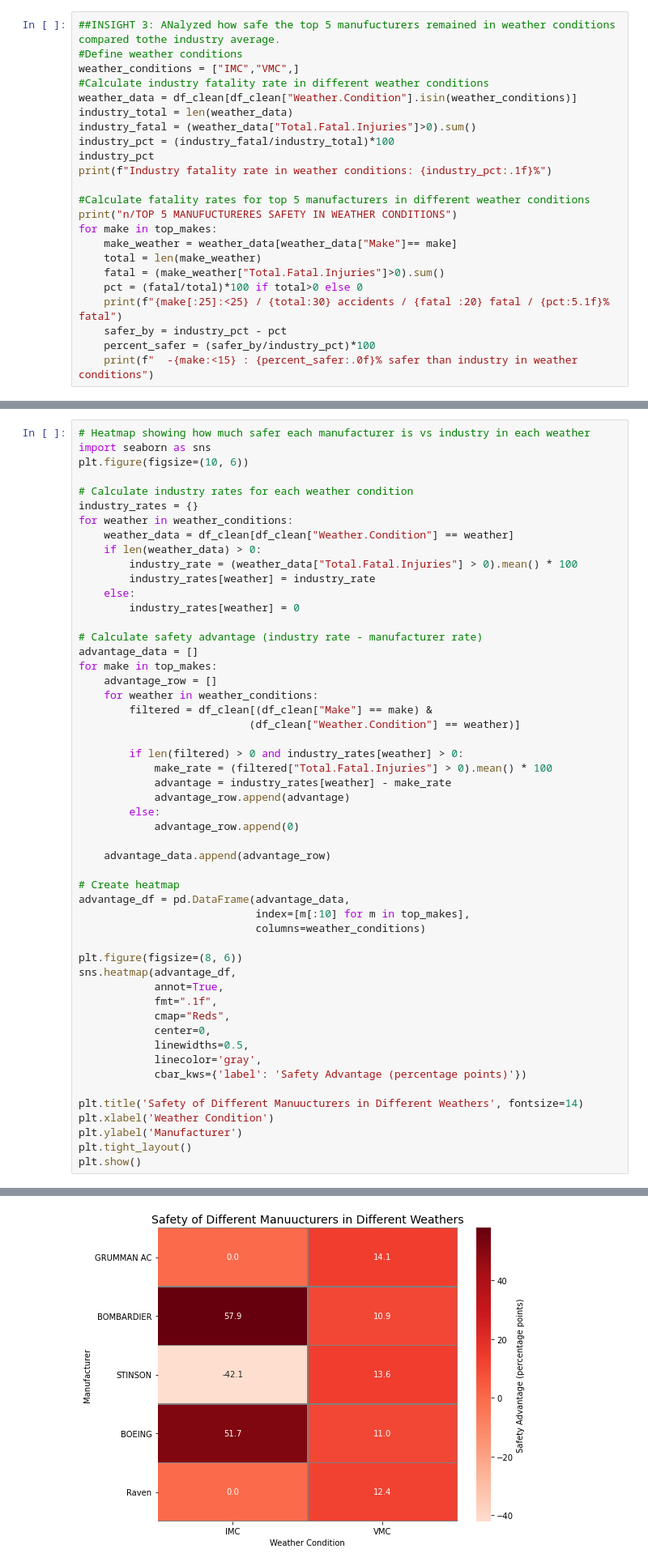
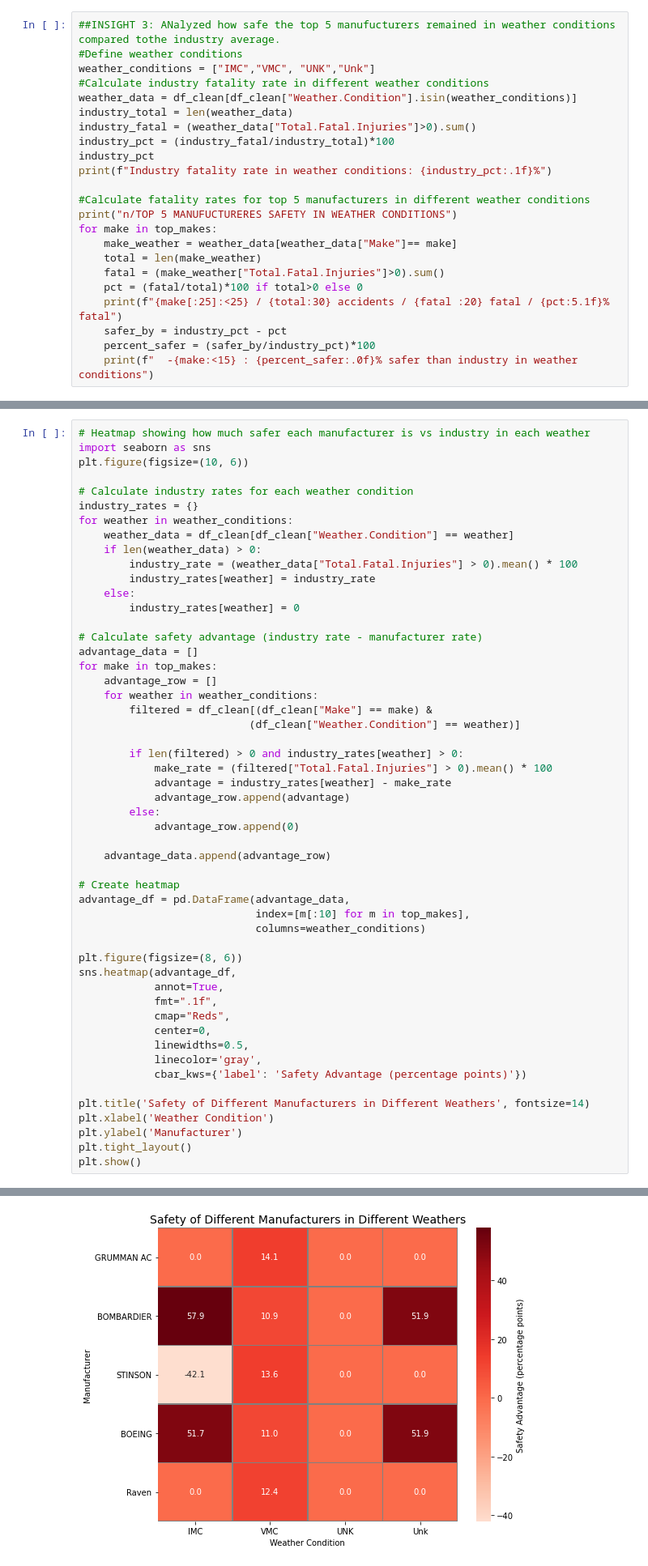
Before and after one commit to Naomiteroh/Aviation_Risks_Project_1, a Jupyter notebook: notebooks/aviation_analysis.ipynb, the cells around one changed output, grey strips where cells are left out. Shown at 81% size. Cells and saved outputs as stored; diff of their text form.

```diff
--- a/notebooks/aviation_analysis.ipynb
+++ b/notebooks/aviation_analysis.ipynb
@@ -448,7 +453,7 @@ plt.show()
 # %%
 ##INSIGHT 3: ANalyzed how safe the top 5 manufucturers remained in weather conditions compared tothe industry average.
 #Define weather conditions
-weather_conditions = ["IMC","VMC",]
+weather_conditions = ["IMC","VMC", "UNK","Unk"]
 #Calculate industry fatality rate in different weather conditions
 weather_data = df_clean[df_clean["Weather.Condition"].isin(weather_conditions)]
 industry_total = len(weather_data)
@@ -546,35 +551,35 @@ for make in top_makes:
         if len(filtered) > 0 and industry_rates[weather] > 0:
             make_rate = (filtered["Total.Fatal.Injuries"] > 0).mean() * 100
             advantage = industry_rates[weather] - make_rate
             advantage_row.append(advantage)
         else:
             advantage_row.append(0)
 
     advantage_data.append(advantage_row)
 
 # Create heatmap
 advantage_df = pd.DataFrame(advantage_data,
                             index=[m[:10] for m in top_makes],
                             columns=weather_conditions)
 
 plt.figure(figsize=(8, 6))
 sns.heatmap(advantage_df,
             annot=True,
             fmt=".1f",
             cmap="Reds",
             center=0,
             linewidths=0.5,
             linecolor='gray',
             cbar_kws={'label': 'Safety Advantage (percentage points)'})
 
-plt.title('Safety of Different Manuucturers in Different Weathers', fontsize=14)
+plt.title('Safety of Different Manufacturers in Different Weathers', fontsize=14)
 plt.xlabel('Weather Condition')
 plt.ylabel('Manufacturer')
 plt.tight_layout()
 plt.show()
 # %% [output]
 <Figure size 720x432 with 0 Axes>
-[figure, old version]
+[figure, new version]
 # %% [markdown]
 # **Recommendations:**
 
```
Also changed, not shown: parts of 3 cells of this notebook.
